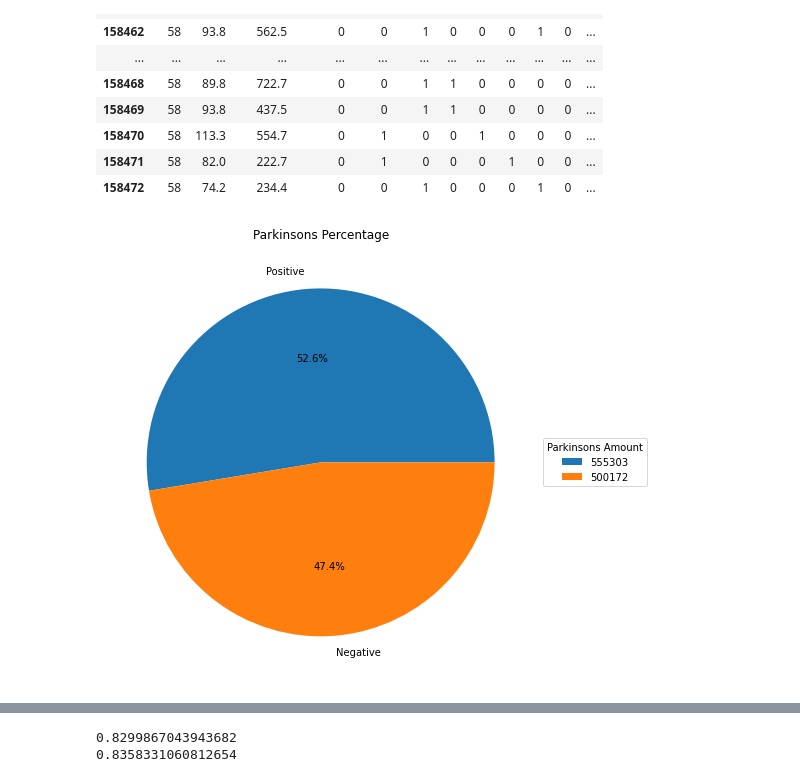
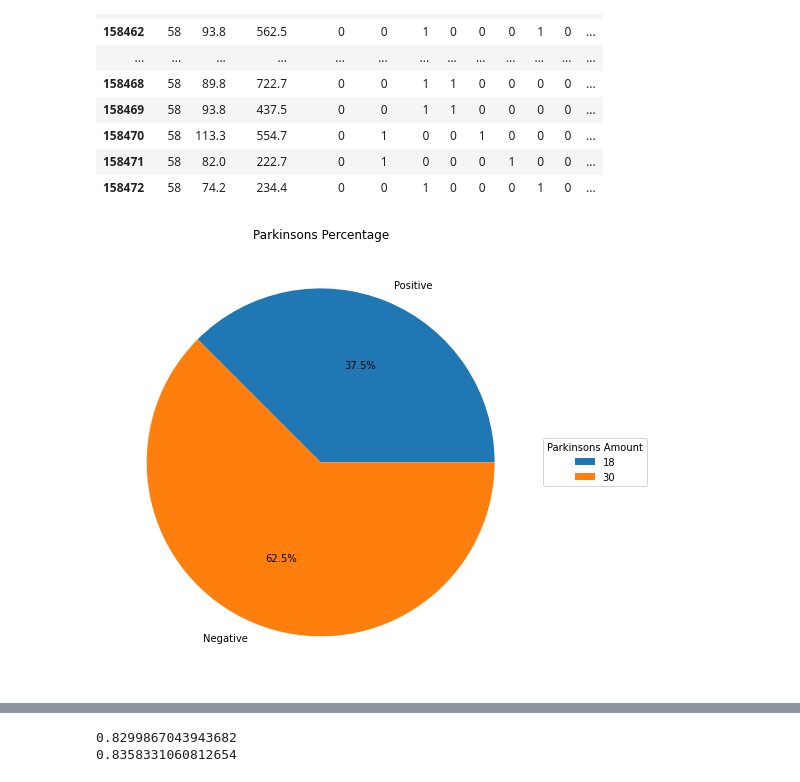
Before and after one commit to simonesinceri/ML-Project, a Jupyter notebook: parkinson.ipynb, the cells around one changed output, grey strips where cells are left out. Cells and saved outputs as stored; diff of their text form; code cells hidden in the pictures.

```diff
--- a/parkinson.ipynb
+++ b/parkinson.ipynb
@@ -186,0 +273,6 @@ Index: []
+# %%
+latency_by_user_flat = latency_by_user.unstack()
+latency_by_user_flat.columns = ['_'.join(col).strip() for col in latency_by_user_flat.columns.values]
+latency_by_user_flat['mean_LR_RL_diff'] = latency_by_user_flat['mean_LR'] - latency_by_user_flat['mean_RL']
+latency_by_user_flat['mean_LL_RR_diff'] = latency_by_user_flat['mean_LL'] - latency_by_user_flat['mean_RR']
+latency_by_user_flat.head()
@@ -186,0 +287,3 @@ Index: []
+# %%
+combined_df = pd.concat([hold_by_user_flat, latency_by_user_flat], axis = 1)
+combined_df.shape
@@ -186,0 +308,14 @@ Index: []
+# %%
+all_userdata_df = all_userdata_df.drop(["TapPosition", "Hold", "Latency", "Movement"], axis=1)
+# %%
+# combined_df.set_index('Users', inplace = True)
+
+# complete_df = combined_df.merge(all_userdata_df[["Users", "Age", "Gender", "Parkinsons"]], how="left", on=["Users"], indicator = True)
+# combined_df.set_index('Users', inplace = True)
+# all_userdata_df.set_index('Users', inplace = True)
+#complete_df = pd.merge(combined_df, all_userdata_df_dropped, how='left', left_on = 'Users', right_on = 'Users')
+# complete_df.shape
+#complete_df.head(10)
+
+complete_df = combined_df.merge(all_userdata_df, how='left', left_on = 'Users', right_on = 'Users')
+complete_df.head()
@@ -257,16 +403,16 @@ all_userdata_df.head(20)
 | 158471 | 58 | 82.0 | 222.7 | 0 | 1 | 0 | 0 | 0 | 1 | 0 | 0 | ... |
 | 158472 | 58 | 74.2 | 234.4 | 0 | 0 | 1 | 0 | 0 | 0 | 1 | 0 | ... |
 # %%
-total_rows = all_userdata_df.shape
-counts_parkinson = all_userdata_df[all_userdata_df["Parkinsons"] == 1].shape
+total_rows = complete_df.shape
+counts_parkinson = complete_df[complete_df["Parkinsons"] == 1].shape
 
 x = np.array([counts_parkinson[0], total_rows[0]-counts_parkinson[0]])
 label = ["Positive", "Negative"]
 plt.figure(figsize=(8,8), facecolor = "white")
 
 plt.pie(x, labels = label, autopct='%1.1f%%')
 plt.title("Parkinsons Percentage")
 plt.legend(x, title="Parkinsons Amount", loc="center left", bbox_to_anchor=(1, 0, 0.5, 1))
 plt.show()
 # %% [output]
-[figure, old version]
+[figure, new version]
```
Also changed, not shown: parts of 35 cells of this notebook.
